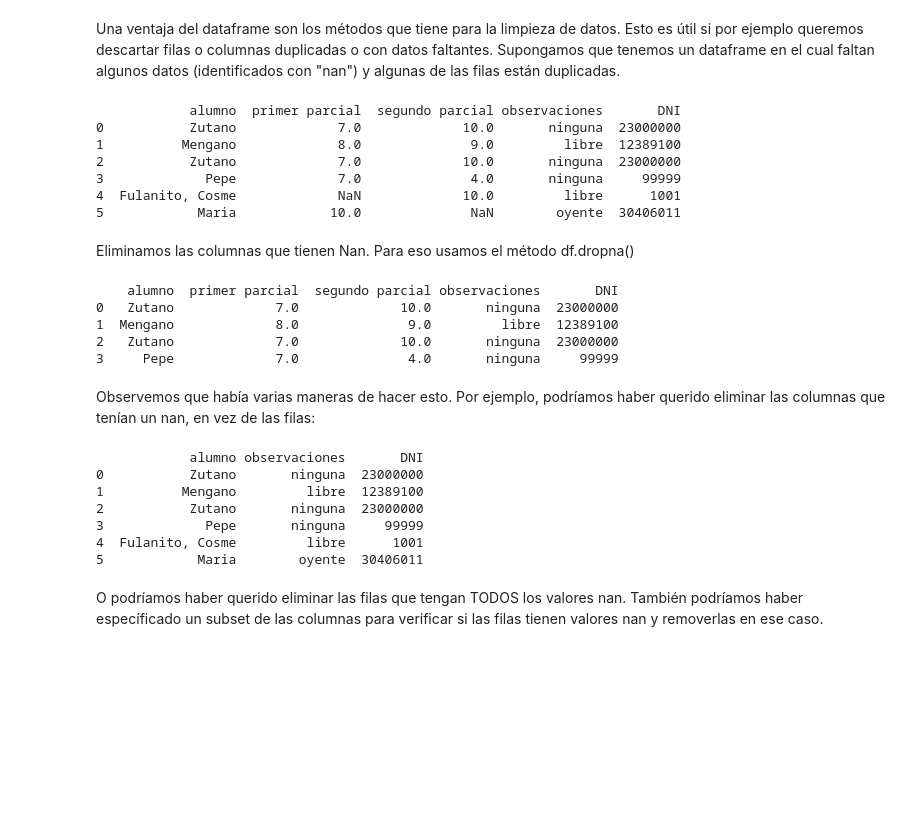
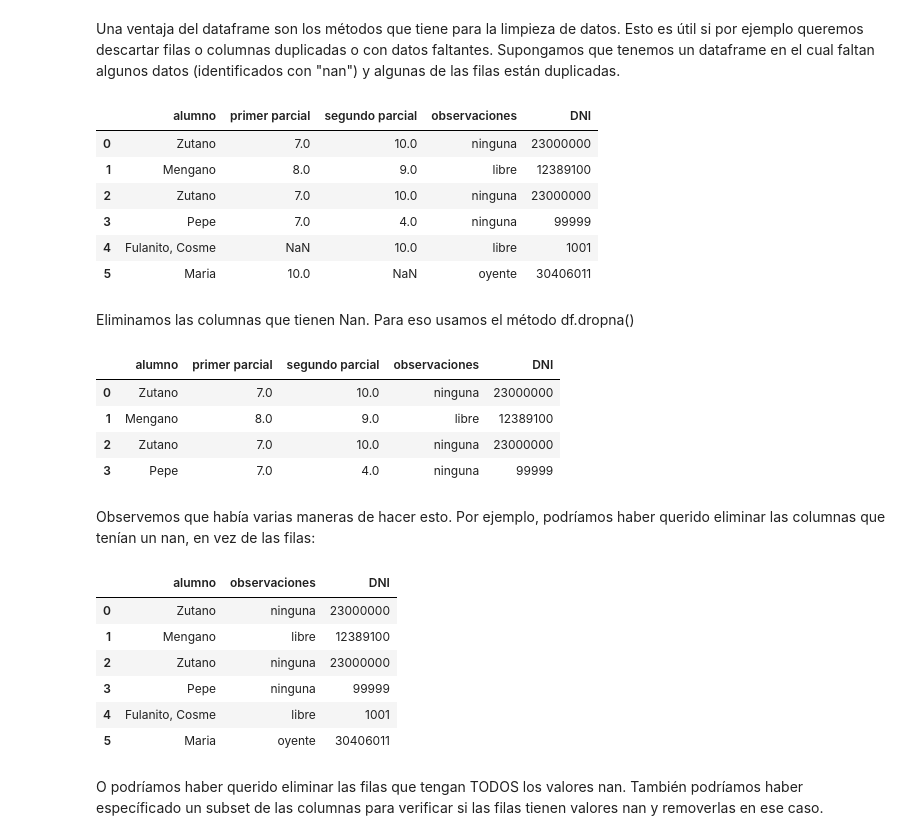
Before and after one commit to PabloDiosquez/Labo_De_Datos_UBA, a Jupyter notebook: Clase_02_tercera_parte_dataframes_de_Pandas.ipynb, the cells around one changed output. Cells and saved outputs as stored; diff of their text form; code cells hidden in the pictures; blank space fills up the shorter version.

```diff
--- a/Clase_02_tercera_parte_dataframes_de_Pandas.ipynb
+++ b/Clase_02_tercera_parte_dataframes_de_Pandas.ipynb
@@ -111,37 +111,37 @@ Una ventaja del dataframe son los métodos que tiene para la limpieza de datos.
 # %%
 import numpy as np # necesito numpy para escribir nan
 datos = {'alumno': ['Zutano', 'Mengano', 'Zutano','Pepe' ,'Fulanito, Cosme', 'Maria'], 'primer parcial': [7, 8,7,7,np.nan, 10], 'segundo parcial': [10,9,10,4,10,np.nan], 'observaciones':['ninguna','libre','ninguna','ninguna','libre','oyente'], 'DNI':[23000000, 12389100,23000000, 99999, 1001,30406011]}
 df = pd.DataFrame(datos)
-print(df)
+df
 # %% [output]
-            alumno  primer parcial  segundo parcial observaciones       DNI
-0           Zutano             7.0             10.0       ninguna  23000000
-1          Mengano             8.0              9.0         libre  12389100
-2           Zutano             7.0             10.0       ninguna  23000000
-3             Pepe             7.0              4.0       ninguna     99999
-4  Fulanito, Cosme             NaN             10.0         libre      1001
-5            Maria            10.0              NaN        oyente  30406011
+|  | alumno | primer parcial | segundo parcial | observaciones | DNI |
+| 0 | Zutano | 7.0 | 10.0 | ninguna | 23000000 |
+| 1 | Mengano | 8.0 | 9.0 | libre | 12389100 |
+| 2 | Zutano | 7.0 | 10.0 | ninguna | 23000000 |
+| 3 | Pepe | 7.0 | 4.0 | ninguna | 99999 |
+| 4 | Fulanito, Cosme | NaN | 10.0 | libre | 1001 |
+| 5 | Maria | 10.0 | NaN | oyente | 30406011 |
 # %% [markdown]
 Eliminamos las columnas que tienen Nan. Para eso usamos el método df.dropna()
 # %%
 df_2 = df.dropna()
-print(df_2)
+df_2
 # %% [output]
-    alumno  primer parcial  segundo parcial observaciones       DNI
-0   Zutano             7.0             10.0       ninguna  23000000
-1  Mengano             8.0              9.0         libre  12389100
-2   Zutano             7.0             10.0       ninguna  23000000
-3     Pepe             7.0              4.0       ninguna     99999
+|  | alumno | primer parcial | segundo parcial | observaciones | DNI |
+| 0 | Zutano | 7.0 | 10.0 | ninguna | 23000000 |
+| 1 | Mengano | 8.0 | 9.0 | libre | 12389100 |
+| 2 | Zutano | 7.0 | 10.0 | ninguna | 23000000 |
+| 3 | Pepe | 7.0 | 4.0 | ninguna | 99999 |
 # %% [markdown]
 Observemos que había varias maneras de hacer esto. Por ejemplo, podríamos haber querido eliminar las columnas que tenían un nan, en vez de las filas:
 # %%
 df_3 = df.dropna(axis=1)
-print(df_3)
+df_3
 # %% [output]
-            alumno observaciones       DNI
-0           Zutano       ninguna  23000000
-1          Mengano         libre  12389100
-2           Zutano       ninguna  23000000
-3             Pepe       ninguna     99999
-4  Fulanito, Cosme         libre      1001
-5            Maria        oyente  30406011
+|  | alumno | observaciones | DNI |
+| 0 | Zutano | ninguna | 23000000 |
+| 1 | Mengano | libre | 12389100 |
+| 2 | Zutano | ninguna | 23000000 |
+| 3 | Pepe | ninguna | 99999 |
+| 4 | Fulanito, Cosme | libre | 1001 |
+| 5 | Maria | oyente | 30406011 |
```
Also changed, not shown: parts of 17 cells of this notebook.
